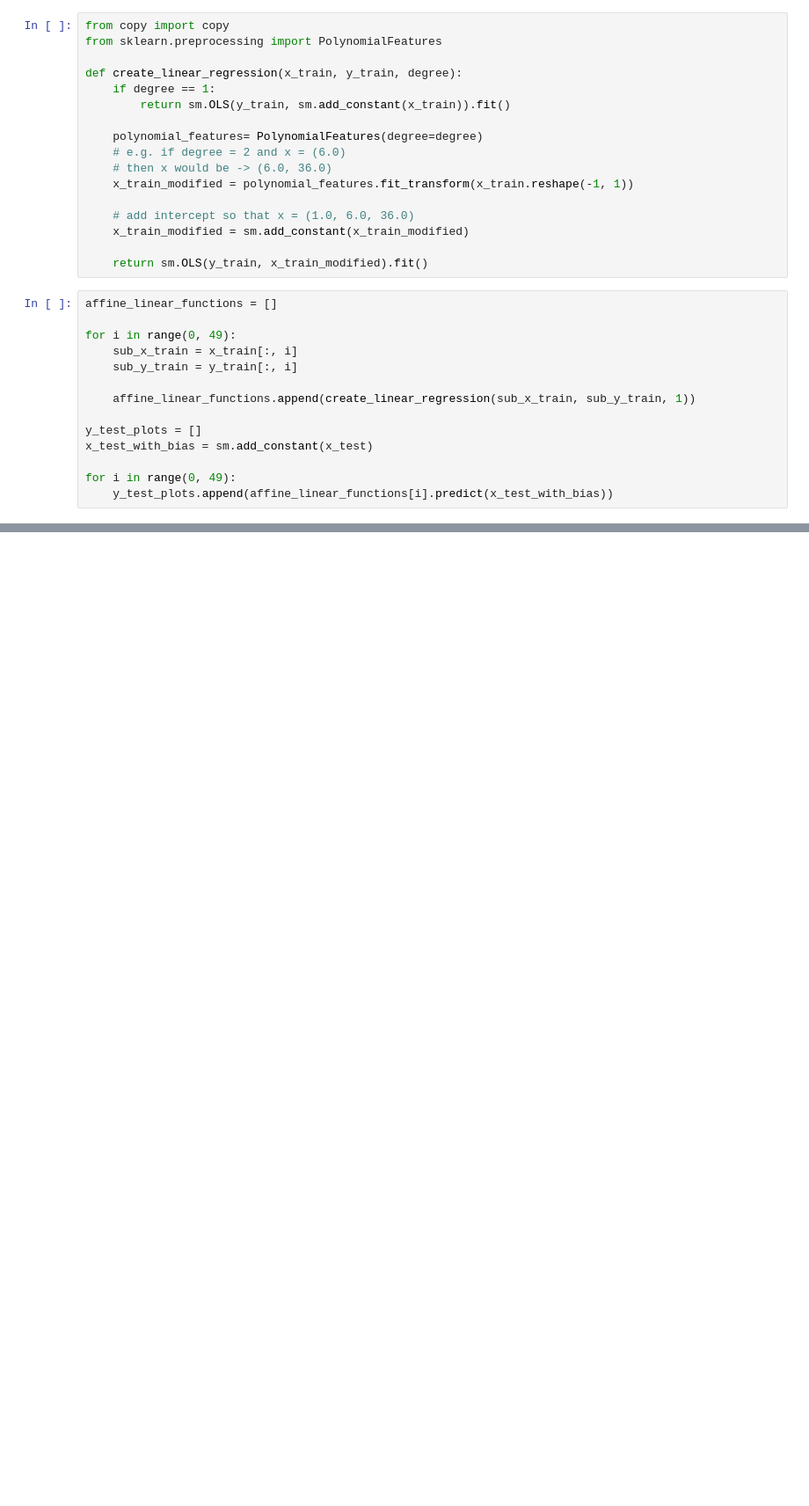
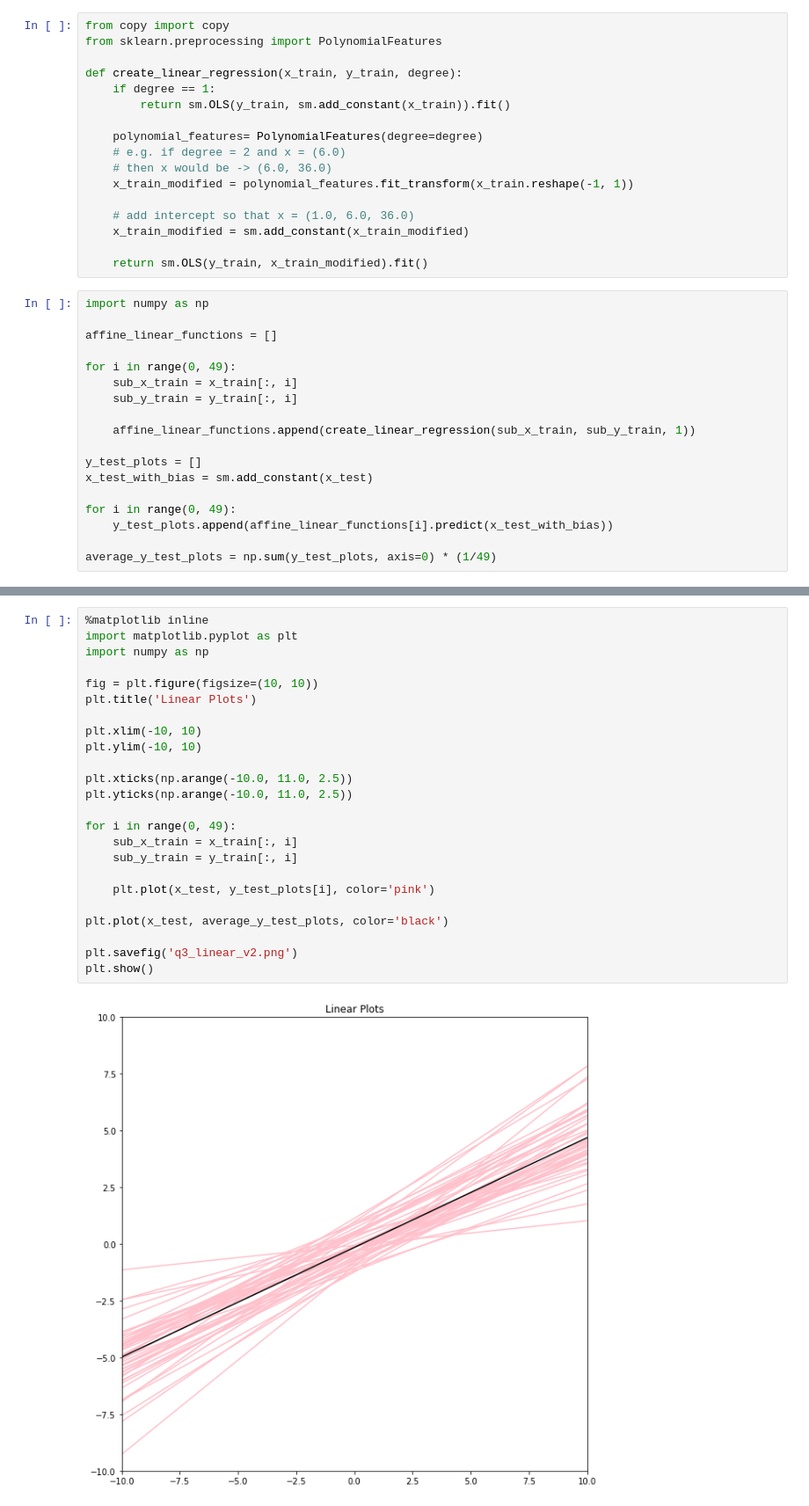
Before and after one commit to geraldzakwan/ml-fall-2019, a Jupyter notebook: hw_2/Q3.ipynb, the cells around one changed output, grey strips where cells are left out. Shown at 88% size. Saved outputs shown, nothing was run; the diff lists cells and outputs as text; blank space fills up the shorter version.

Commit message:
Fix wrong plotsss

```diff
--- a/hw_2/Q3.ipynb
+++ b/hw_2/Q3.ipynb
@@ -27,6 +27,8 @@ def create_linear_regression(x_train, y_train, degree):
 
     return sm.OLS(y_train, x_train_modified).fit()
 # %%
+import numpy as np
+
 affine_linear_functions = []
 
 for i in range(0, 49):
@@ -40,3 +42,5 @@ x_test_with_bias = sm.add_constant(x_test)
 
 for i in range(0, 49):
     y_test_plots.append(affine_linear_functions[i].predict(x_test_with_bias))
+
+average_y_test_plots = np.sum(y_test_plots, axis=0) * (1/49)
@@ -72,3 +47,29 @@ plt.show()
+# %%
+%matplotlib inline
+import matplotlib.pyplot as plt
+import numpy as np
+
+fig = plt.figure(figsize=(10, 10))
+plt.title('Linear Plots')
+
+plt.xlim(-10, 10)
+plt.ylim(-10, 10)
+
+plt.xticks(np.arange(-10.0, 11.0, 2.5))
+plt.yticks(np.arange(-10.0, 11.0, 2.5))
+
+for i in range(0, 49):
+    sub_x_train = x_train[:, i]
+    sub_y_train = y_train[:, i]
+
+    plt.plot(x_test, y_test_plots[i], color='pink')
+
+plt.plot(x_test, average_y_test_plots, color='black')
+
+plt.savefig('q3_linear_v2.png')
+plt.show()
+# %% [output]
+[figure, added]
 # %%
 affine_quadratic_functions = []
 
```
Also changed, not shown: parts of 7 cells of this notebook, 7 other files.
